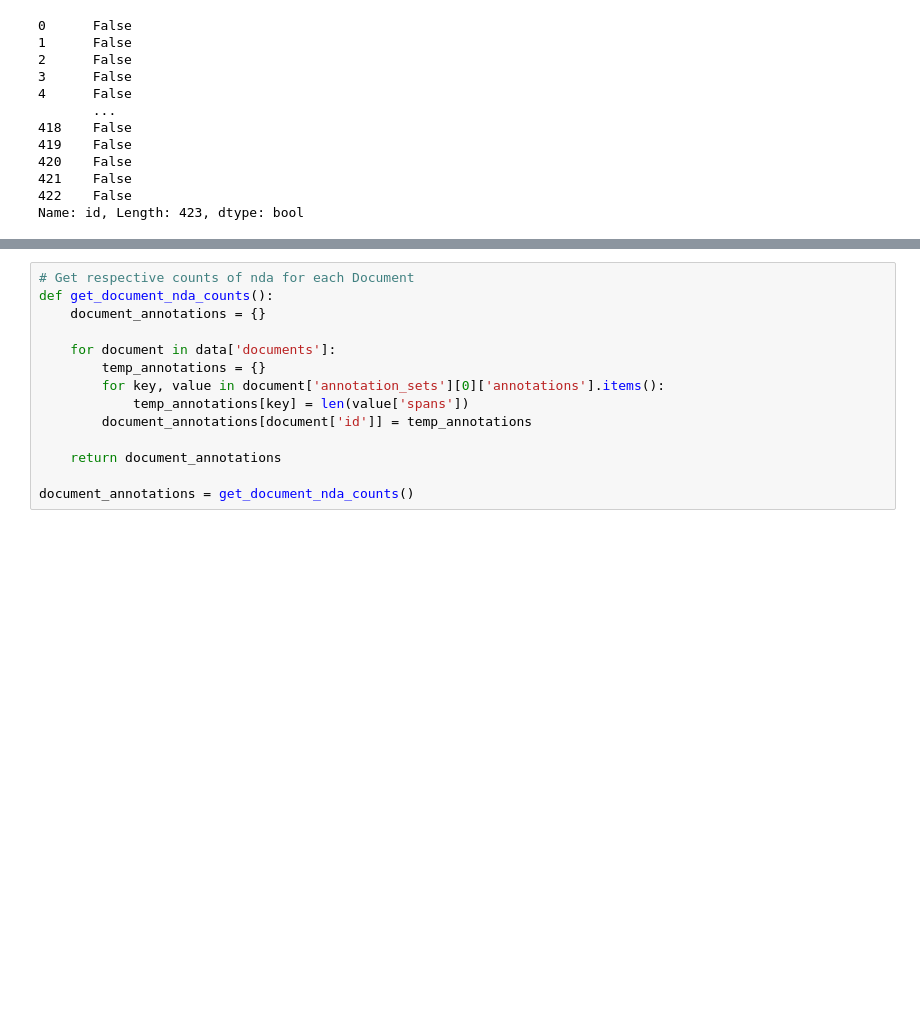
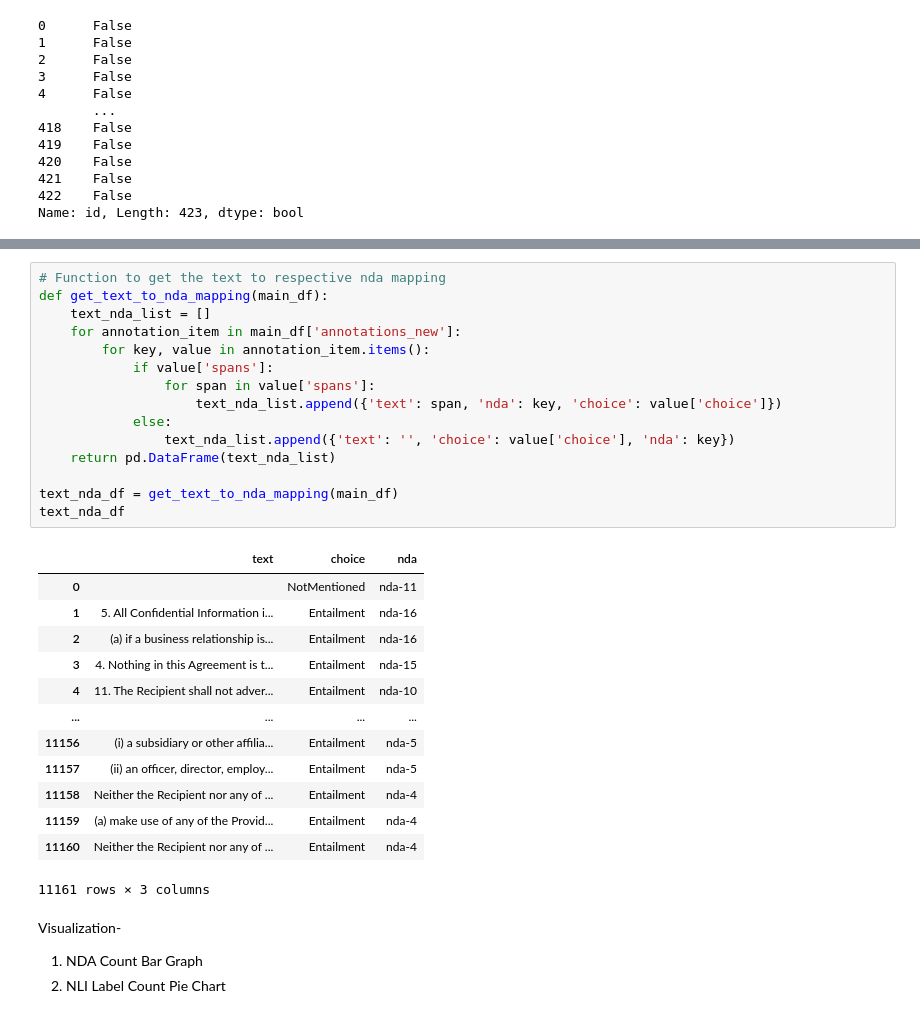
Before and after one commit to sidvsukhi/Text-Summarization-of-T-C, a Jupyter notebook: Project_ContractNLI.ipynb, the cells around one changed output, grey strips where cells are left out. Drawn from its saved outputs; the diff is of its cells as text; blank space fills up the shorter version.

```diff
--- a/Project_ContractNLI.ipynb
+++ b/Project_ContractNLI.ipynb
@@ -116,18 +116,37 @@ main_df
 | 421 | 623 | 1689602_0001144204-16-140940_v455... | Exhibit 10.3\nNON-COMPETITION AGR... | [[0, 12], [13, 38], [39, 549], [5... | {'nda-11': {'choice': 'NotMention... | sec-html | https://www.sec.gov/Archives/edga... | {'nda-11': {'choice': 'NotMention... |
 | 422 | 624 | 1693664_0001193125-18-171470_d426... | Exhibit (d)(3)\nNON-DISCLOSURE AG... | [[0, 8], [8, 14], [15, 39], [40, ... | {'nda-11': {'choice': 'NotMention... | sec-html | https://www.sec.gov/Archives/edga... | {'nda-11': {'choice': 'NotMention... |
 423 rows × 8 columns
-# %%
-# Get respective counts of nda for each Document
-def get_document_nda_counts():
-    document_annotations = {}
-
-    for document in data['documents']:
-        temp_annotations = {}
-        for key, value in document['annotation_sets'][0]['annotations'].items():
-            temp_annotations[key] = len(value['spans'])
-        document_annotations[document['id']] = temp_annotations
-
-    return document_annotations
-
-document_annotations = get_document_nda_counts()
+# %%
+# Function to get the text to respective nda mapping
+def get_text_to_nda_mapping(main_df):
+    text_nda_list = []
+    for annotation_item in main_df['annotations_new']:
+        for key, value in annotation_item.items():
+            if value['spans']:
+                for span in value['spans']:
+                    text_nda_list.append({'text': span, 'nda': key, 'choice': value['choice']})
+            else:
+                text_nda_list.append({'text': '', 'choice': value['choice'], 'nda': key})
+    return pd.DataFrame(text_nda_list)
+
+text_nda_df = get_text_to_nda_mapping(main_df)
+text_nda_df
+# %% [output]
+|  | text | choice | nda |
+| 0 |  | NotMentioned | nda-11 |
+| 1 | 5. All Confidential Information i... | Entailment | nda-16 |
+| 2 | (a) if a business relationship is... | Entailment | nda-16 |
+| 3 | 4. Nothing in this Agreement is t... | Entailment | nda-15 |
+| 4 | 11. The Recipient shall not adver... | Entailment | nda-10 |
+| ... | ... | ... | ... |
+| 11156 | (i) a subsidiary or other affilia... | Entailment | nda-5 |
+| 11157 | (ii) an officer, director, employ... | Entailment | nda-5 |
+| 11158 | Neither the Recipient nor any of ... | Entailment | nda-4 |
+| 11159 | (a) make use of any of the Provid... | Entailment | nda-4 |
+| 11160 | Neither the Recipient nor any of ... | Entailment | nda-4 |
+11161 rows × 3 columns
+# %% [markdown]
+Visualization-
+1. NDA Count Bar Graph
+2. NLI Label Count Pie Chart
 # %%
```
Also changed, not shown: parts of 6 cells of this notebook, 1 other file.
